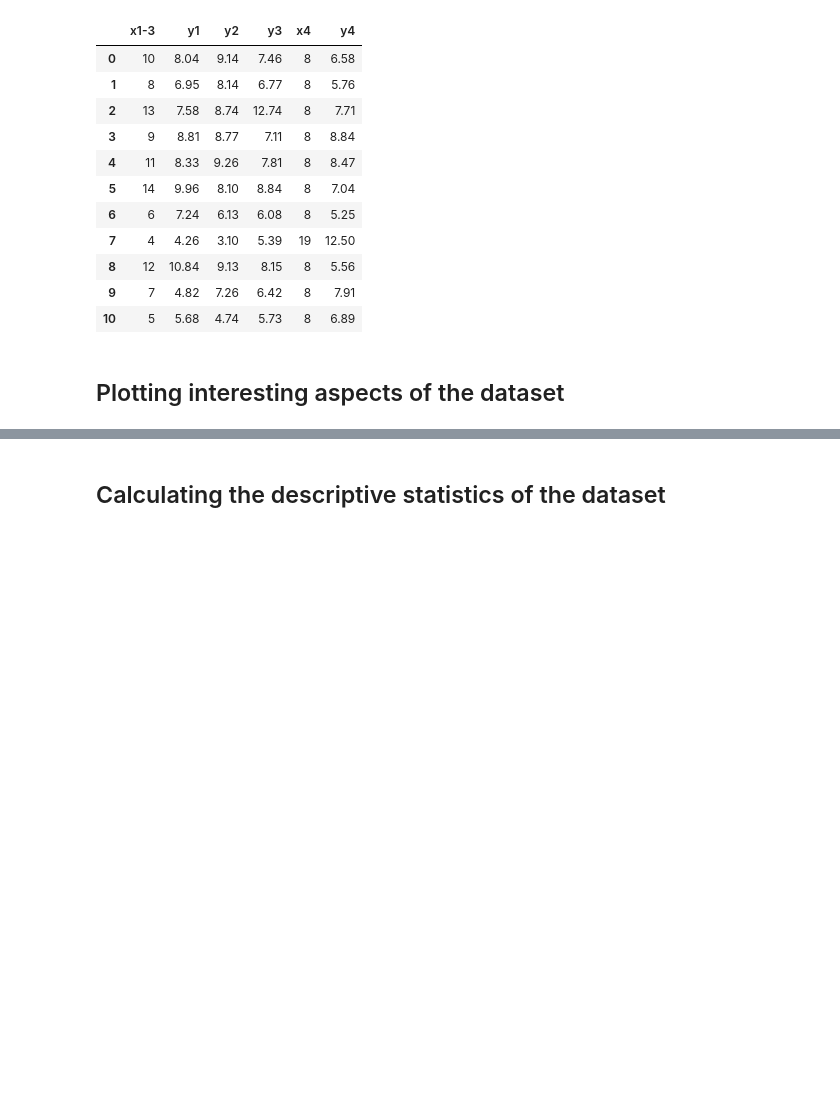
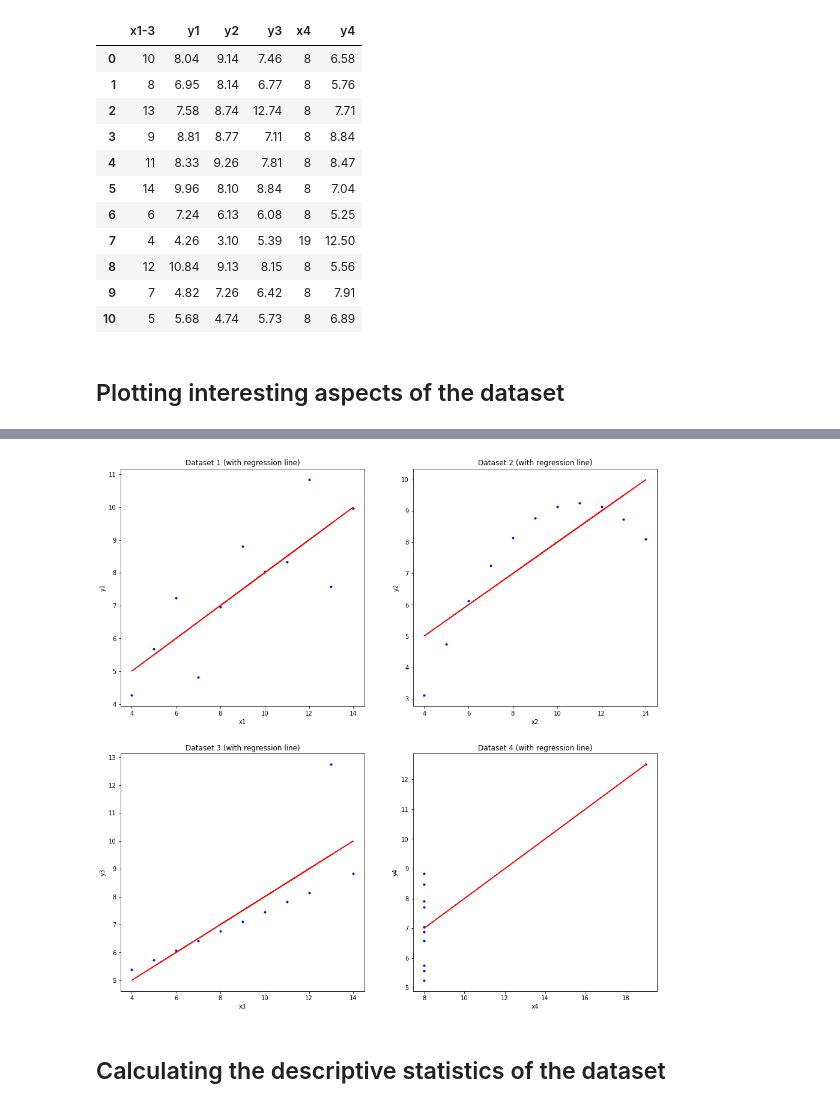
Before and after one commit to davesheils/Anscombe, a Jupyter notebook: Assignment 2018 - Anscombe - David Sheils.ipynb, the cells around one changed output, grey strips where cells are left out. Cells and saved outputs as stored; diff of their text form; code cells hidden in the pictures; blank space fills up the shorter version.

Commit message:
Used plt.subplot to present 4 plots (with regression lines) as one otput to allow for comparison older version with 4 plots done seperately saved as roughwork version

```diff
--- a/Assignment 2018 - Anscombe - David Sheils.ipynb
+++ b/Assignment 2018 - Anscombe - David Sheils.ipynb
@@ -136,3 +57,68 @@ plt.show()
+# %%
+# Plotting the four datasets together for comparison
+# code adapted from https://scientificallysound.org/2017/09/07/matplotlib-subplots/
+
+# Steps ou
+
+plt.figure(figsize=(16, 16))
+
+
+# Dataset 1
+
+plt.subplot(2,2,1)
+# Plotting x1,y1 as scatterplot
+
+plt.plot(df['x1-3'],df['y1'], 'b.')
+
+# add regression line: equation of a line = y = mx + c
+# np.polyfit returns an array of two values, m and c
+
+mc = np.polyfit(df['x1-3'],df['y1'],1)
+
+plt.plot(df['x1-3'], mc[0]*df['x1-3'] + mc[1], 'r')
+
+# add axis labels
+plt.xlabel("x1")
+plt.ylabel("y1")
+plt.title('Dataset 1 (with regression line)')
+
+# Dataset 2
+plt.subplot(2,2,2)
+
+plt.plot(df['x1-3'],df['y2'], 'b.')
+
+
+mc = np.polyfit(df['x1-3'],df['y2'],1)
+plt.plot(df['x1-3'], mc[0]*df['x1-3'] + mc[1], 'r')
+plt.xlabel("x2")
+plt.ylabel("y2")
+plt.title('Dataset 2 (with regression line)')
+
+# Dataset 3
+plt.subplot(2,2,3)
+
+plt.plot(df['x1-3'],df['y3'], 'b.')
+mc = np.polyfit(df['x1-3'],df['y3'],1)
+plt.plot(df['x1-3'], mc[0]*df['x1-3'] + mc[1], 'r')
+plt.xlabel("x3")
+plt.ylabel("y3")
+
+plt.title('Dataset 3 (with regression line)')
+
+# Dataset 4
+plt.subplot(2,2,4)
+plt.plot(df['x4'],df['y4'], 'b.')
+mc = np.polyfit(df['x4'],df['y4'],1)
+plt.plot(df['x4'], mc[0]*df['x4'] + mc[1], 'r')
+plt.xlabel("x4")
+plt.ylabel("y4")
+
+
+plt.title('Dataset 4 (with regression line)')
+
+plt.show()
+# %% [output]
+[figure, added]
 # %% [markdown]
 ## Calculating the descriptive statistics of the dataset
 # %%
```
Also changed, not shown: parts of 8 cells of this notebook, 1 other file.
